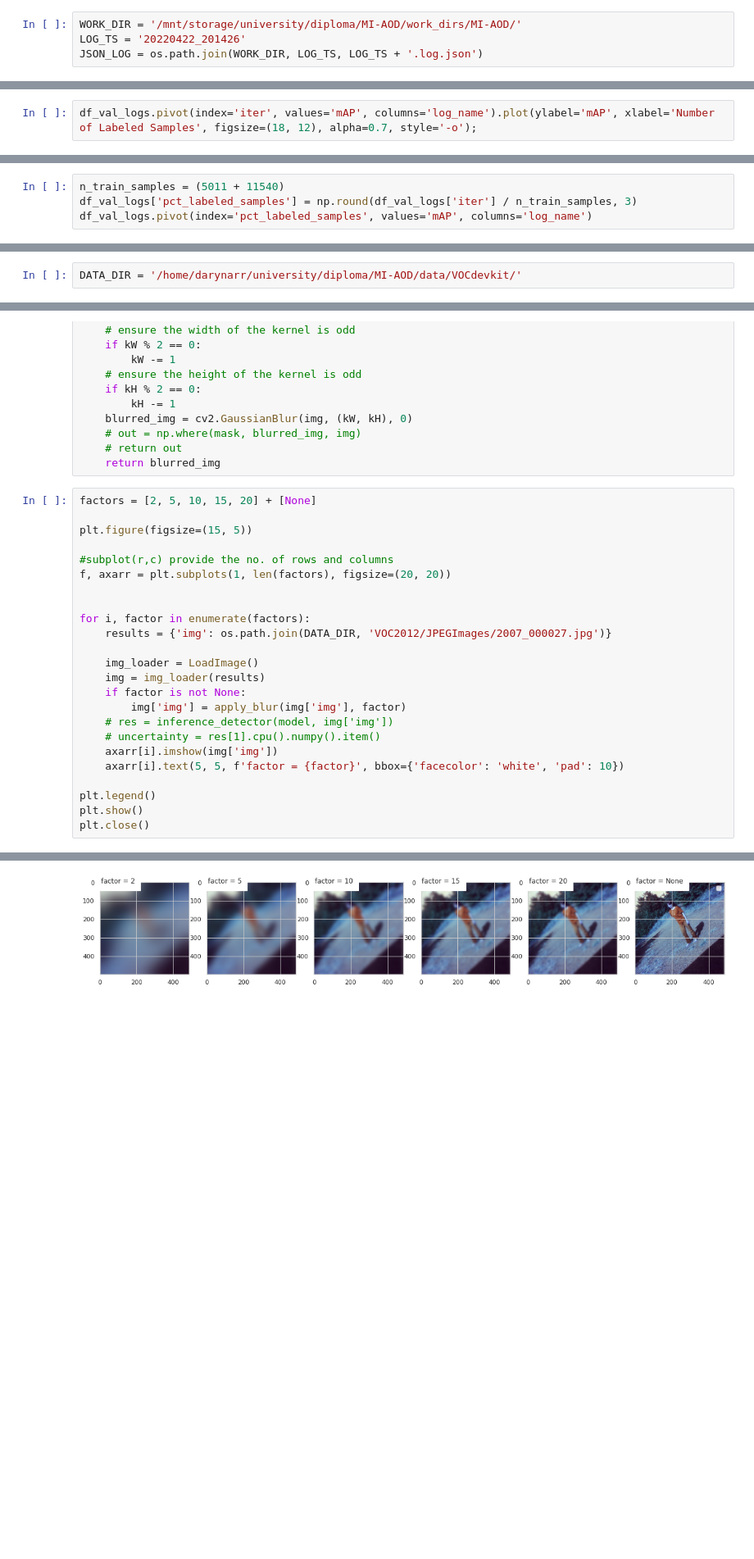
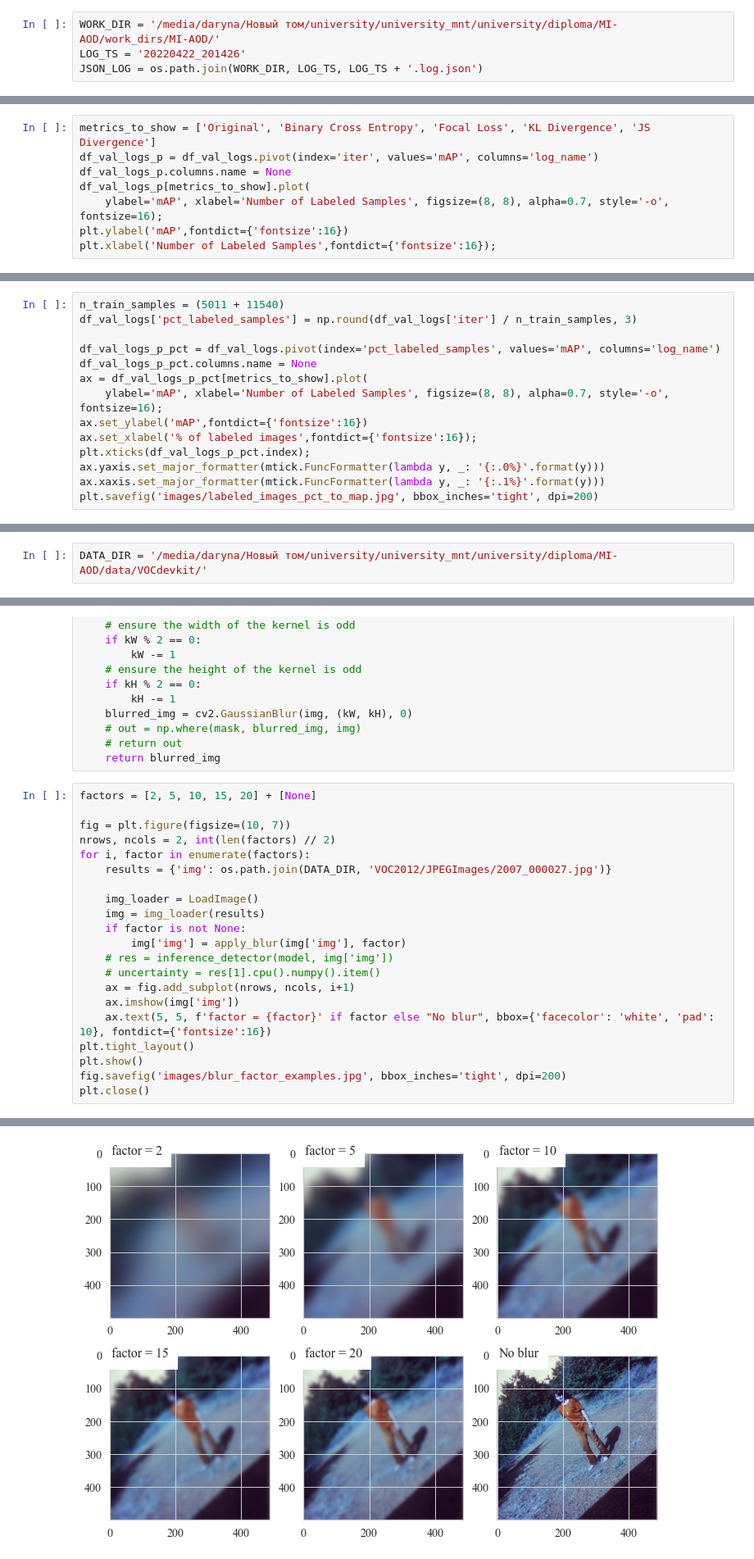
Before and after one commit to darynarr/MI-AOD, a Jupyter notebook: notebooks/results_1.ipynb, the cells around one changed output, grey strips where cells are left out. Shown at 82% size. Drawn from its saved outputs; the diff is of its cells as text; blank space fills up the shorter version.

```diff
--- a/notebooks/results_1.ipynb
+++ b/notebooks/results_1.ipynb
@@ -22,7 +54,7 @@ from tools.analyze_logs import load_json_logs
 # %% [markdown]
 # Read logs
 # %%
-WORK_DIR = '/mnt/storage/university/diploma/MI-AOD/work_dirs/MI-AOD/'
+WORK_DIR = '/media/daryna/Новый том/university/university_mnt/university/diploma/MI-AOD/work_dirs/MI-AOD/'
 LOG_TS = '20220422_201426'
 JSON_LOG = os.path.join(WORK_DIR, LOG_TS, LOG_TS + '.log.json')
 # %%
@@ -95,5 +131,11 @@ df_train_logs['log_name'] = df_train_logs['log_name'].map(researches_mapping)
 df_val_logs = pd.DataFrame(val_logs)
 df_val_logs['log_name'] = df_val_logs['log_name'].map(researches_mapping)
 # %%
-df_val_logs.pivot(index='iter', values='mAP', columns='log_name').plot(ylabel='mAP', xlabel='Number of Labeled Samples', figsize=(18, 12), alpha=0.7, style='-o');
+metrics_to_show = ['Original', 'Binary Cross Entropy', 'Focal Loss', 'KL Divergence', 'JS Divergence']
+df_val_logs_p = df_val_logs.pivot(index='iter', values='mAP', columns='log_name')
+df_val_logs_p.columns.name = None
+df_val_logs_p[metrics_to_show].plot(
+    ylabel='mAP', xlabel='Number of Labeled Samples', figsize=(8, 8), alpha=0.7, style='-o', fontsize=16);
+plt.ylabel('mAP',fontdict={'fontsize':16})
+plt.xlabel('Number of Labeled Samples',fontdict={'fontsize':16});
 # %% [output]
@@ -113,5 +157,15 @@ df_val_logs.pivot(index='iter', values='mAP', columns='log_name')
 # %%
 n_train_samples = (5011 + 11540)
 df_val_logs['pct_labeled_samples'] = np.round(df_val_logs['iter'] / n_train_samples, 3)
-df_val_logs.pivot(index='pct_labeled_samples', values='mAP', columns='log_name')
+
+df_val_logs_p_pct = df_val_logs.pivot(index='pct_labeled_samples', values='mAP', columns='log_name')
+df_val_logs_p_pct.columns.name = None
+ax = df_val_logs_p_pct[metrics_to_show].plot(
+    ylabel='mAP', xlabel='Number of Labeled Samples', figsize=(8, 8), alpha=0.7, style='-o', fontsize=16);
+ax.set_ylabel('mAP',fontdict={'fontsize':16})
+ax.set_xlabel('% of labeled images',fontdict={'fontsize':16});
+plt.xticks(df_val_logs_p_pct.index);
+ax.yaxis.set_major_formatter(mtick.FuncFormatter(lambda y, _: '{:.0%}'.format(y)))
+ax.xaxis.set_major_formatter(mtick.FuncFormatter(lambda y, _: '{:.1%}'.format(y)))
+plt.savefig('images/labeled_images_pct_to_map.jpg', bbox_inches='tight', dpi=200)
 # %% [output]
@@ -131,7 +189,7 @@ import cv2
 from sklearn.metrics import precision_recall_curve, precision_score, recall_score, f1_score, accuracy_score, confusion_matrix
 from mmdet.apis.inference import *
 # %%
-DATA_DIR = '/home/darynarr/university/diploma/MI-AOD/data/VOCdevkit/'
+DATA_DIR = '/media/daryna/Новый том/university/university_mnt/university/diploma/MI-AOD/data/VOCdevkit/'
 # %% [markdown]
 ## Read model and prepare train/test sets images split
 # %%
@@ -209,12 +267,8 @@ def apply_blur(img, factor=3.):
 # %%
 factors = [2, 5, 10, 15, 20] + [None]
 
-plt.figure(figsize=(15, 5))
-
-#subplot(r,c) provide the no. of rows and columns
-f, axarr = plt.subplots(1, len(factors), figsize=(20, 20))
-
-
+fig = plt.figure(figsize=(10, 7))
+nrows, ncols = 2, int(len(factors) // 2)
 for i, factor in enumerate(factors):
     results = {'img': os.path.join(DATA_DIR, 'VOC2012/JPEGImages/2007_000027.jpg')}
 
@@ -224,10 +278,11 @@ for i, factor in enumerate(factors):
         img['img'] = apply_blur(img['img'], factor)
     # res = inference_detector(model, img['img'])
     # uncertainty = res[1].cpu().numpy().item()
-    axarr[i].imshow(img['img'])
-    axarr[i].text(5, 5, f'factor = {factor}', bbox={'facecolor': 'white', 'pad': 10})
-
-plt.legend()
+    ax = fig.add_subplot(nrows, ncols, i+1)
+    ax.imshow(img['img'])
+    ax.text(5, 5, f'factor = {factor}' if factor else "No blur", bbox={'facecolor': 'white', 'pad': 10}, fontdict={'fontsize':16})
+plt.tight_layout()
 plt.show()
+fig.savefig('images/blur_factor_examples.jpg', bbox_inches='tight', dpi=200)
 plt.close()
 # %% [output]
@@ -236,4 +289,4 @@ No artists with labels found to put in legend.  Note that artists whose label st
-[figure, old version]
+[figure, new version]
 # %%
 df_images['is_blurred'] = random.choices([0, 1], weights=(1, 1), k=df_images.shape[0])
 df_images['factor'] = np.nan
```
Also changed, not shown: parts of 26 cells of this notebook, 8 other files.
